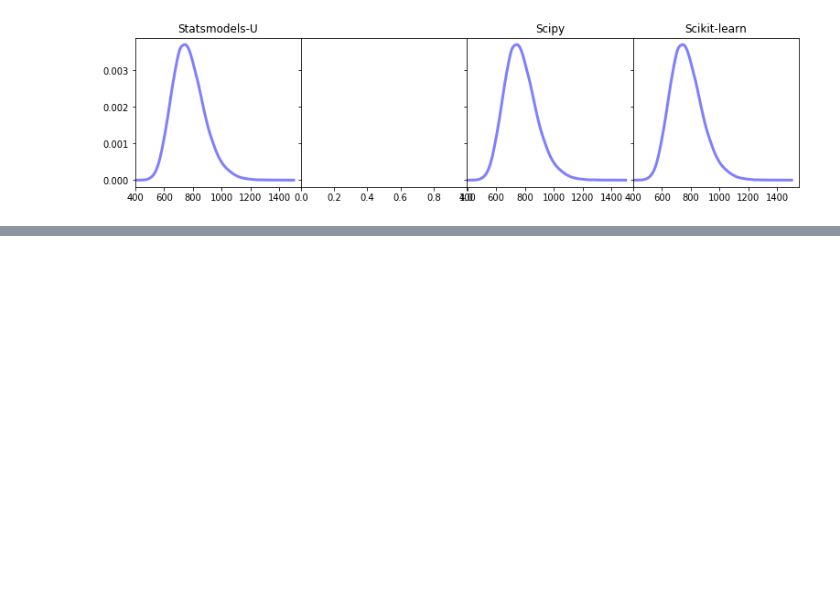
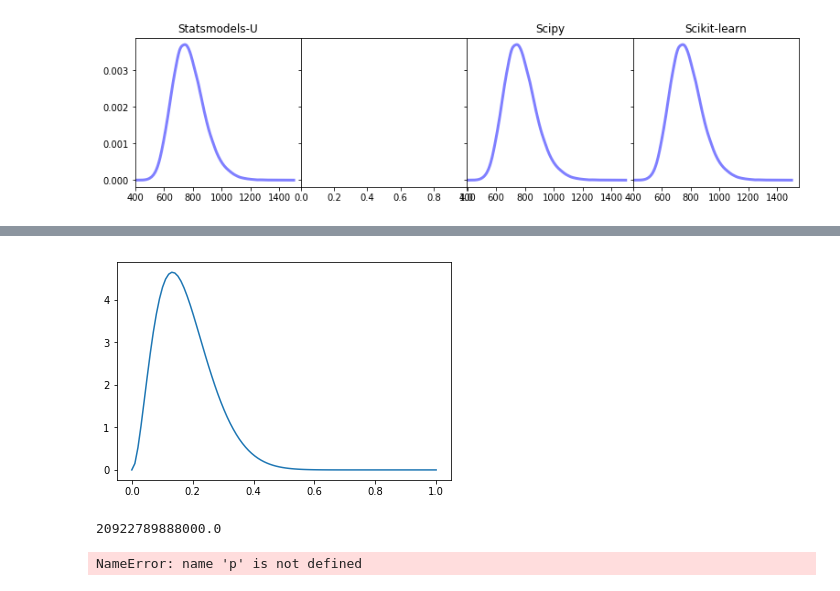
Before and after one commit to jayshah5696/Applied_Bayesian_Statistics, a Jupyter notebook: Bayesian_Stat_01.ipynb, the cells around one changed output, grey strips where cells are left out. Saved outputs shown, nothing was run; the diff lists cells and outputs as text; code cells hidden in the pictures; blank space fills up the shorter version.

```diff
--- a/Bayesian_Stat_01.ipynb
+++ b/Bayesian_Stat_01.ipynb
@@ -153,0 +223,22 @@ plt.show()
+# %%
+x = np.linspace(0, 1,100)
+fig,ax = plt.subplots(1)
+pdf_beta =beta(a=3,b=14).pdf(x)
+#pdf_binom = binom(n=43).pmf(x)
+pdf_beta2 = beta(a=8,b=2).pdf(x)
+pdf_mixture = 0.75*pdf_beta +0.25*pdf_beta2
+ax.plot(x,pdf_beta,label = 'Prior')
+plt.savefig('F:/JAY/COURSES/STAT_638/HomeWork/HW2/3_12(a).png')
+# %% [output]
+[figure, added]
+# %%
+math.gamma(17)
+# %% [output]
+20922789888000.0
+# %%
+n = 100
+g
+ax.plot(x, binom.pmf(x, n, p), 'bo', ms=8, label='binom pmf')
+ax.vlines(x, 0, binom.pmf(x, n, p), colors='b', lw=5, alpha=0.5)
+# %% [output]
+NameError: name 'p' is not defined
```
Also changed, not shown: parts of 16 cells of this notebook.
